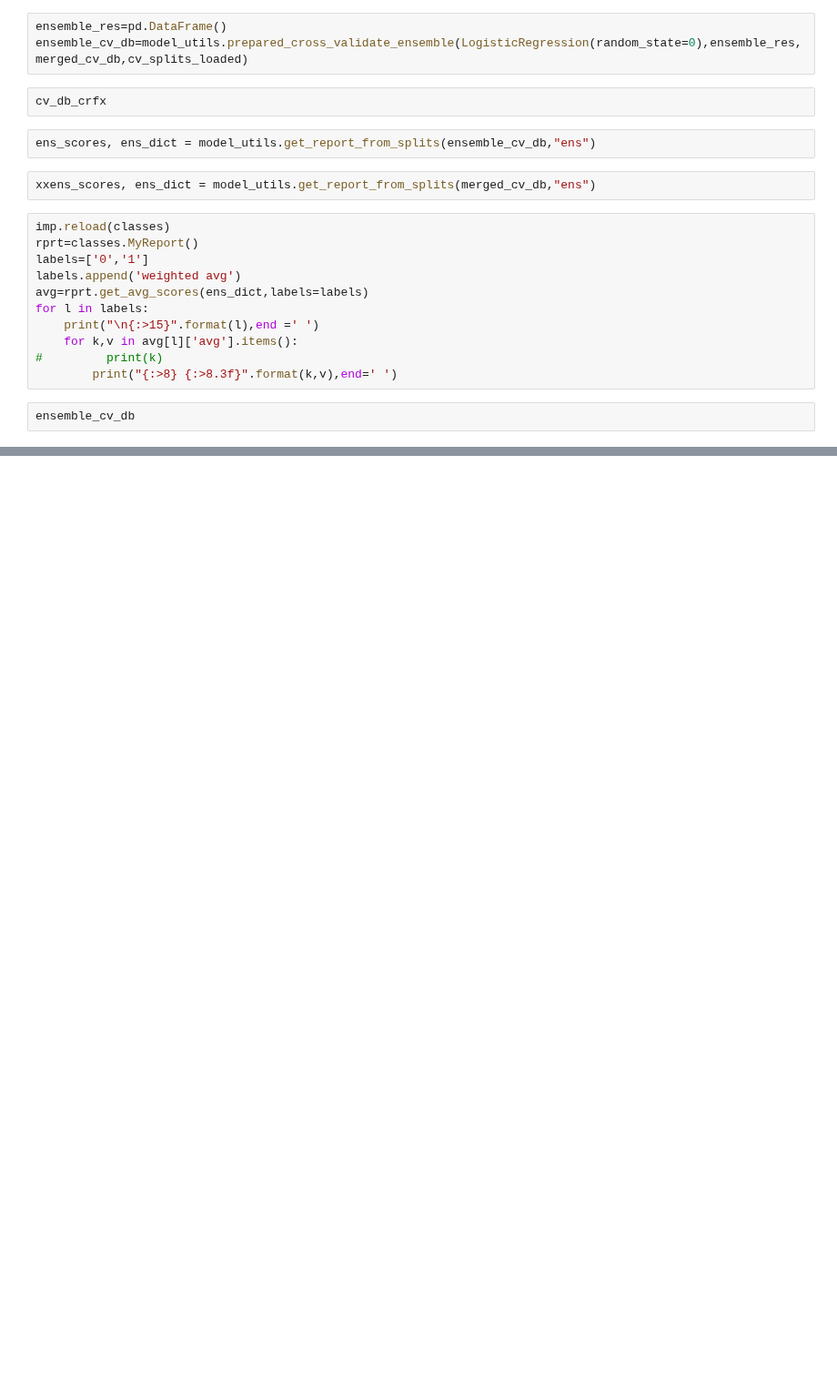
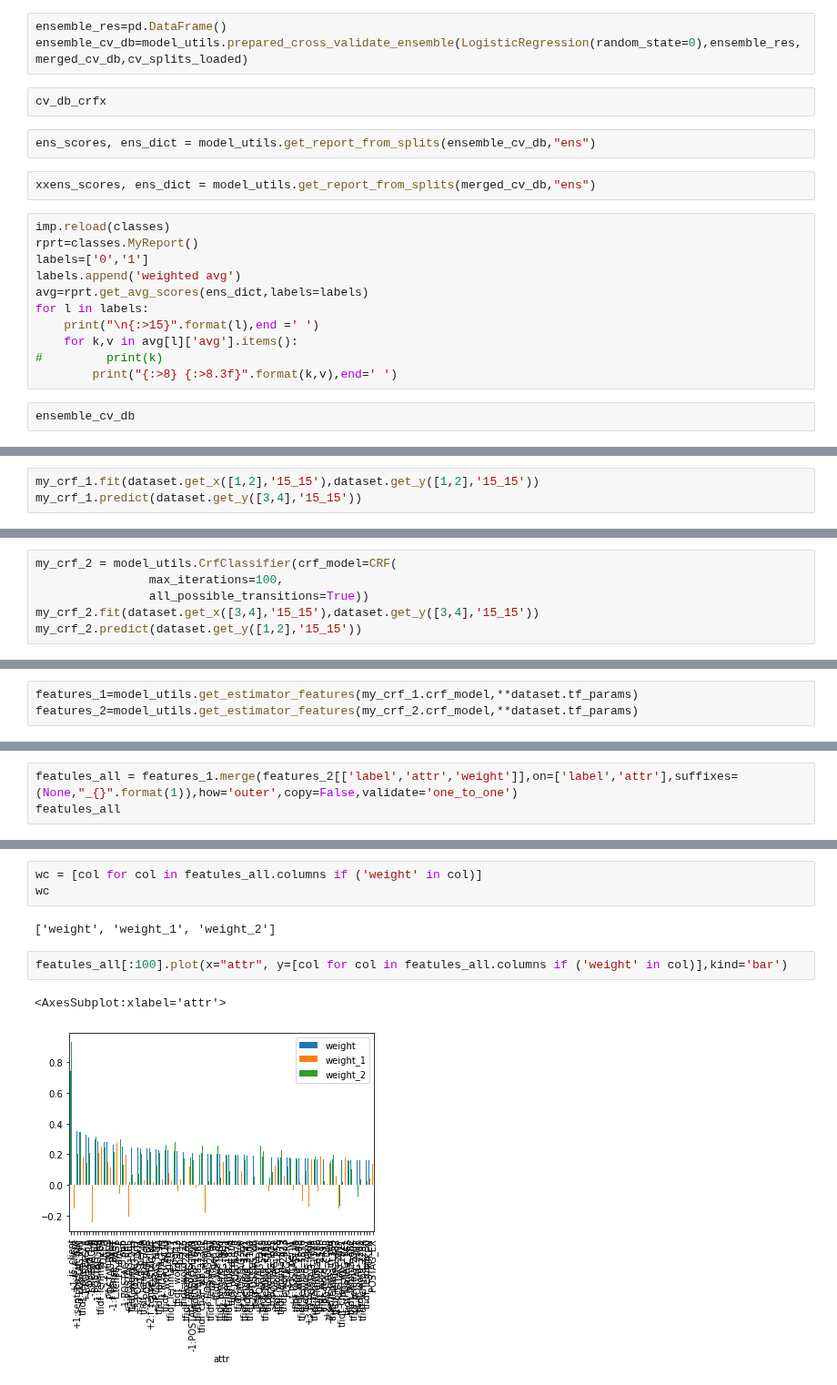
Before and after one commit to Sofy34/personal_strudy, a Jupyter notebook: thesis/21_graphs.ipynb, the cells around one changed output, grey strips where cells are left out. Shown at 91% size. Drawn from its saved outputs; the diff is of its cells as text; blank space fills up the shorter version.

```diff
--- a/thesis/21_graphs.ipynb
+++ b/thesis/21_graphs.ipynb
@@ -337,0 +349,3 @@ ensemble_cv_db
+# %%
+my_crf_1.fit(dataset.get_x([1,2],'15_15'),dataset.get_y([1,2],'15_15'))
+my_crf_1.predict(dataset.get_y([3,4],'15_15'))
@@ -337,0 +371,6 @@ ensemble_cv_db
+# %%
+my_crf_2 = model_utils.CrfClassifier(crf_model=CRF(
+                max_iterations=100,
+                all_possible_transitions=True))
+my_crf_2.fit(dataset.get_x([3,4],'15_15'),dataset.get_y([3,4],'15_15'))
+my_crf_2.predict(dataset.get_y([1,2],'15_15'))
@@ -337,0 +397,3 @@ ensemble_cv_db
+# %%
+features_1=model_utils.get_estimator_features(my_crf_1.crf_model,**dataset.tf_params)
+features_2=model_utils.get_estimator_features(my_crf_2.crf_model,**dataset.tf_params)
@@ -337,0 +420,3 @@ ensemble_cv_db
+# %%
+featules_all = features_1.merge(features_2[['label','attr','weight']],on=['label','attr'],suffixes=(None,"_{}".format(1)),how='outer',copy=False,validate='one_to_one')
+featules_all
@@ -337,0 +437,10 @@ ensemble_cv_db
+# %%
+wc = [col for col in featules_all.columns if ('weight' in col)]
+wc
+# %% [output]
+['weight', 'weight_1', 'weight_2']
+# %%
+featules_all[:100].plot(x="attr", y=[col for col in featules_all.columns if ('weight' in col)],kind='bar')
+# %% [output]
+<AxesSubplot:xlabel='attr'>
+[figure, added]
```
Also changed, not shown: parts of 11 cells of this notebook, 1 other file.
